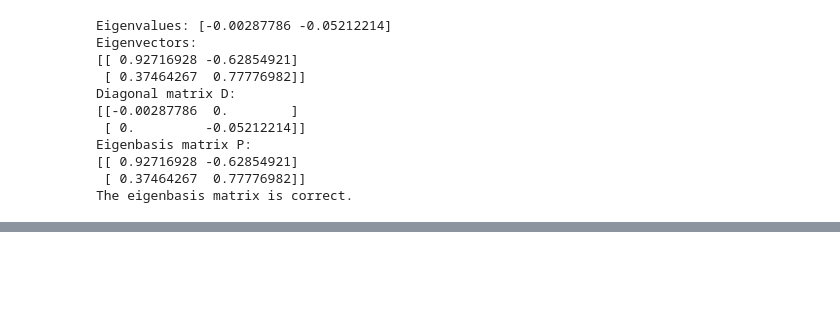
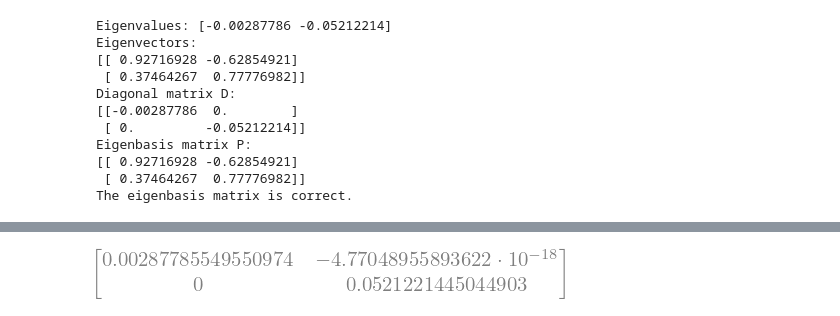
Before and after one commit to vint-j/Chemical-Engineering, a Jupyter notebook: Pastpapers/CP213/Differential_Equations_For_PPs.ipynb, the cells around one changed output, grey strips where cells are left out. Saved outputs shown, nothing was run; the diff lists cells and outputs as text; code cells hidden in the pictures; blank space fills up the shorter version.

```diff
--- a/Pastpapers/CP213/Differential_Equations_For_PPs.ipynb
+++ b/Pastpapers/CP213/Differential_Equations_For_PPs.ipynb
@@ -778,0 +768,13 @@ display(sp.Eq(sp.Matrix([x,y]),Xg))
+# %%
+A11 = 0.015
+A12 = -0.03
+A21 = -0.015
+A22 = 0.04
+import sympy as sp
+sp.init_printing()
+A=sp.Matrix([[A11,A12],[A21,A22]])
+ev=A.eigenvects()
+P=sp.Matrix([[ev[0][2][0][0],ev[1][2][0][0]],[ev[0][2][0][1],ev[1][2][0][1]]])
+P.inv()@A@P
+# %% [output]
+[figure, added]
```
Also changed, not shown: parts of 7 cells of this notebook.
